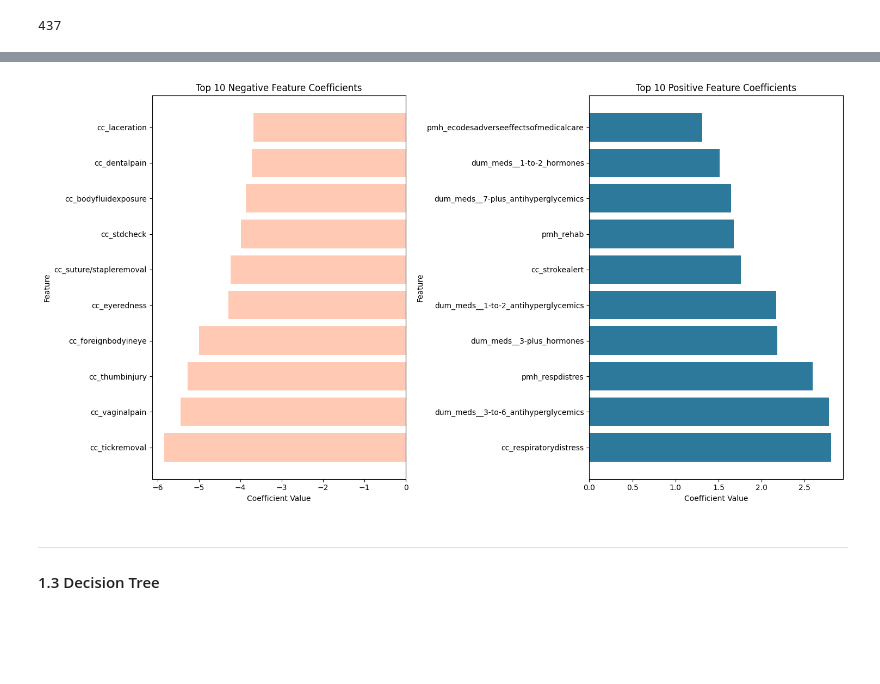
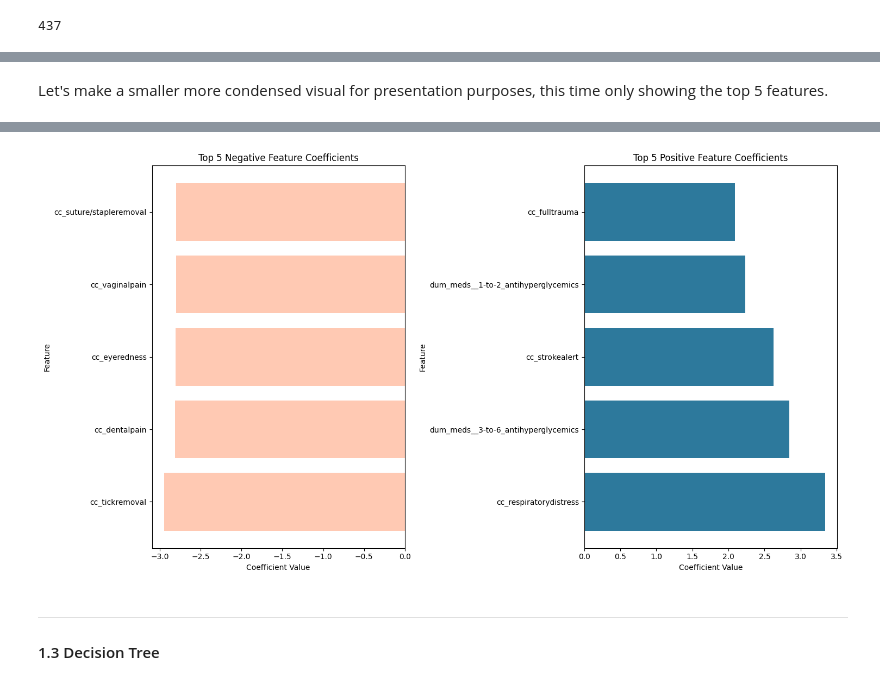
Before and after one commit to lo-klkl/BSTN_Capstone-Diab, a Jupyter notebook: Notebooks/Pt3-Modelling-Pt1.ipynb, the cells around one changed output, grey strips where cells are left out. Cells and saved outputs as stored; diff of their text form; code cells hidden in the pictures; blank space fills up the shorter version.

```diff
--- a/Notebooks/Pt3-Modelling-Pt1.ipynb
+++ b/Notebooks/Pt3-Modelling-Pt1.ipynb
@@ -512,10 +284,11 @@ It was found that the best C value was 1.0. We will implement this into the next
 start_time = time.time()
 
 # Choose logistic regression with L1 regularization (penalty='l1')
-estimator_l1 = LogisticRegression(max_iter=1000, penalty='l1', solver='liblinear', C=1.0)
+estimator_l1 = LogisticRegression(max_iter=1000, C = 0.96, penalty='l1', solver='liblinear')
 
-# Fit logistic regression with L1 regularization on oversampled training data for the subset
-estimator_l1.fit(X_train_oversampled, y_train_oversampled)
+# Fit logistic regression with L1 regularization on training data
+estimator_l1.fit(X_train, y_train)
+
 # Record time
 end_time = time.time()
 
@@ -832,9 +632,6 @@ feature_coefficients = final_logreg_model.coef_[0]
 
 # Get the indices of the top 20 positive features
 top20_positive_indices = np.argsort(feature_coefficients)[-20:]
-
-# Get the names of the top 20 positive features
-top20_positive_features = X_train.columns[top20_positive_indices]
 
 # Get the coefficients for the top 20 positive features
 top20_positive_coefficients = feature_coefficients[top20_positive_indices]
@@ -847,6 +644,16 @@ top20_negative_features = X_train.columns[top20_negative_indices]
 
 # Get the coefficients for the top 20 negative features
 top20_negative_coefficients = feature_coefficients[top20_negative_indices]
+
+# Print the top 20 positive features and their coefficients
+print("Top 20 Positive Features:")
+for feature, coef in zip(top20_positive_features, top20_positive_coefficients):
+    print(f"{feature}: {coef}")
+
+# Print the top 20 negative features and their coefficients
+print("\nTop 20 Negative Features:")
+for feature, coef in zip(top20_negative_features, top20_negative_coefficients):
+    print(f"{feature}: {coef}")
 
 # Set up subplots
 fig, axes = plt.subplots(1, 2, figsize=(15, 8))
@@ -879,43 +703,52 @@ plt.show()
+# %% [markdown]
+Let's make a smaller more condensed visual for presentation purposes, this time only showing the top 5 features.
 # %%
-# Get feature coefficients
-feature_coefficients = final_logreg_model.coef_[0]
+# Get the indices of the top 5 positive features
+top5_positive_indices = np.argsort(feature_coefficients)[-5:]
 
-# Get the indices of the top 10 positive features
-top10_positive_indices = np.argsort(feature_coefficients)[-10:]
+# Get the names of the top 5 positive features
+top5_positive_features = X_train.columns[top5_positive_indices]
 
-# Get the names of the top 10 positive features
-top10_positive_features = X_train.columns[top10_positive_indices]
+# Get the coefficients for the top 5 positive features
+top5_positive_coefficients = feature_coefficients[top5_positive_indices]
 
-# Get the coefficients for the top 10 positive features
-top10_positive_coefficients = feature_coefficients[top10_positive_indices]
+# Get the indices of the top 5 negative features
+top5_negative_indices = np.argsort(feature_coefficients)[:5][::-1]
 
-# Get the indices of the top 10 negative features in reverse order (from most negative to least negative)
-top10_negative_indices = np.argsort(feature_coefficients)[:10][::-1]
+# Get the names of the top 5 negative features
+top5_negative_features = X_train.columns[top5_negative_indices]
 
-# Get the names of the top 10 negative features
-top10_negative_features = X_train.columns[top10_negative_indices]
+# Get the coefficients for the top 5 negative features
+top5_negative_coefficients = feature_coefficients[top5_negative_indices]
 
-# Get the coefficients for the top 10 negative features
-top10_negative_coefficients = feature_coefficients[top10_negative_indices]
+# Print the top 5 positive features and their coefficients
+print("Top 5 Positive Features:")
+for feature, coef in zip(top5_positive_features, top5_positive_coefficients):
+    print(f"{feature}: {coef}")
+
+# Print the top 5 negative features and their coefficients
+print("\nTop 5 Negative Features:")
+for feature, coef in zip(top5_negative_features, top5_negative_coefficients):
+    print(f"{feature}: {coef}")
 
 # Set up subplots
 fig, axes = plt.subplots(1, 2, figsize=(15, 8))
 
-# Plot the top 20 negative coefficients
-axes[0].barh(range(len(top10_negative_features)), top10_negative_coefficients, align='center', color='#FFC9B3')
-axes[0].set_yticks(range(len(top10_negative_features)))
-axes[0].set_yticklabels(top10_negative_features)
+# Plot the top 5 negative coefficients
+axes[0].barh(range(len(top5_negative_features)), top5_negative_coefficients, align='center', color='#FFC9B3')
+axes[0].set_yticks(range(len(top5_negative_features)))
+axes[0].set_yticklabels(top5_negative_features)
 axes[0].set_xlabel('Coefficient Value')
 axes[0].set_ylabel('Feature')
-axes[0].set_title('Top 10 Negative Feature Coefficients')
+axes[0].set_title('Top 5 Negative Feature Coefficients')
 
-# Plot the top 10 positive coefficients
-axes[1].barh(range(len(top10_positive_features)), top10_positive_coefficients, align='center', color='#2D799C')
-axes[1].set_yticks(range(len(top10_positive_features)))
-axes[1].set_yticklabels(top10_positive_features)
+# Plot the top 5 positive coefficients
+axes[1].barh(range(len(top5_positive_features)), top5_positive_coefficients, align='center', color='#2D799C')
+axes[1].set_yticks(range(len(top5_positive_features)))
+axes[1].set_yticklabels(top5_positive_features)
 axes[1].set_xlabel('Coefficient Value')
 axes[1].set_ylabel('Feature')
-axes[1].set_title('Top 10 Positive Feature Coefficients')
+axes[1].set_title('Top 5 Positive Feature Coefficients')
 
 # Invert y-axis for both subplots
 axes[0].invert_yaxis()
@@ -928,4 +774,4 @@ plt.show()
-[figure, old version]
+[figure, new version]
 # %% [markdown]
 ---
 #### <a id = 'tree'></a> 1.3 Decision Tree
```
Also changed, not shown: parts of 47 cells of this notebook, 5 other files.
